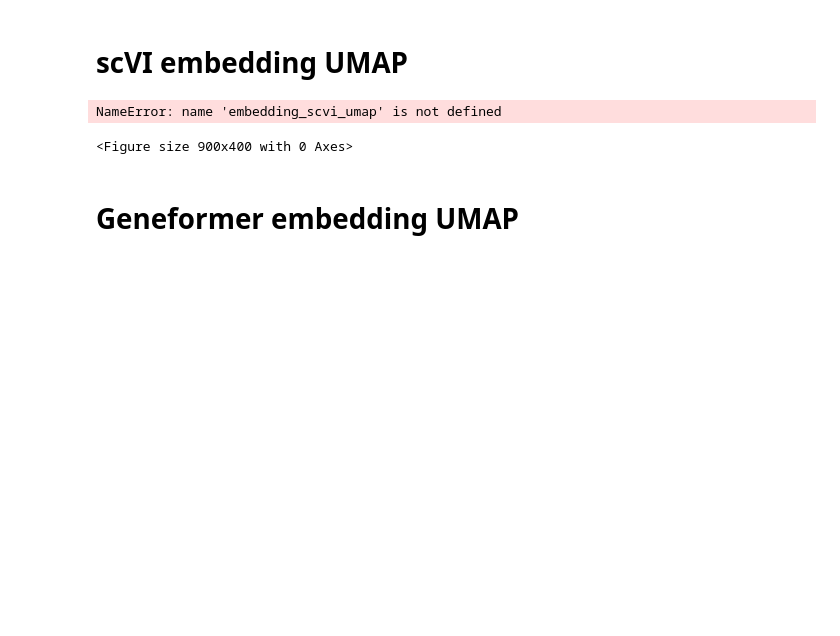
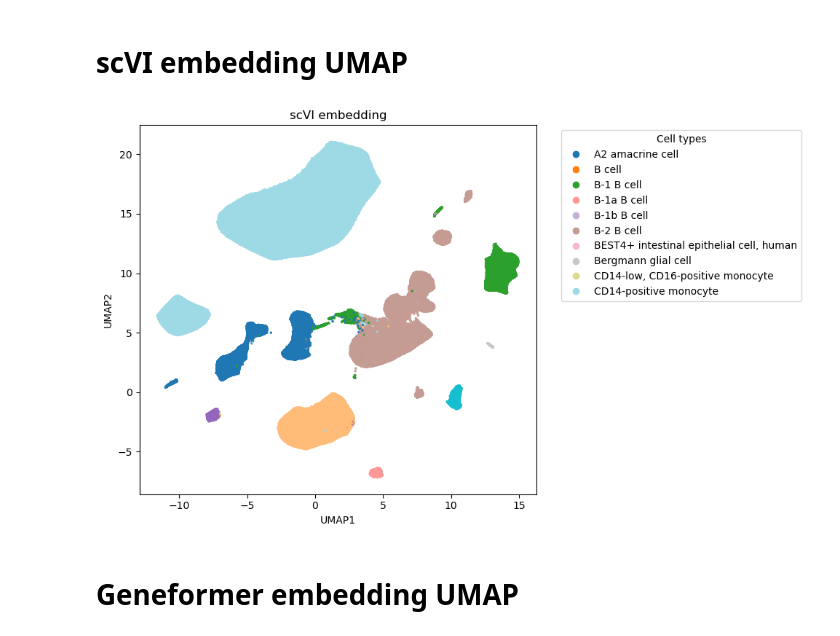
Before and after one commit to zainabnazari/parkinson_scRNA, a Jupyter notebook: start.ipynb, the cells around one changed output. Drawn from its saved outputs; the diff is of its cells as text; code cells hidden in the pictures; blank space fills up the shorter version.

```diff
--- a/start.ipynb
+++ b/start.ipynb
@@ -195,29 +195,28 @@ embedding_scvi_umap = reducer.fit_transform(df_scvi.values)
 # %%
 
 cell_types = adata.obs["cell_type"].astype("category")
 codes = cell_types.cat.codes[df_scvi.index]
 
-plt.figure(figsize=(9,4))
+plt.figure(figsize=(10,6))
 scatter = plt.scatter(
     embedding_scvi_umap[:,0],
     embedding_scvi_umap[:,1],
     c=codes,
     cmap="tab20",
-    s=4
+    s=2
 )
 
 
 handles, _ = scatter.legend_elements(prop="colors")
 plt.legend(handles, cell_types.cat.categories, title="Cell types", bbox_to_anchor=(1.05, 1), loc='upper left')
 
 plt.title("scVI embedding")
 plt.xlabel("UMAP1")
 plt.ylabel("UMAP2")
 plt.tight_layout()
 plt.show()
 # %% [output]
-NameError: name 'embedding_scvi_umap' is not defined
-<Figure size 900x400 with 0 Axes>
+[figure, added]
 # %% [markdown]
 # Geneformer embedding UMAP
 # %%
```
Also changed, not shown: parts of 16 cells of this notebook, 1 other file.
